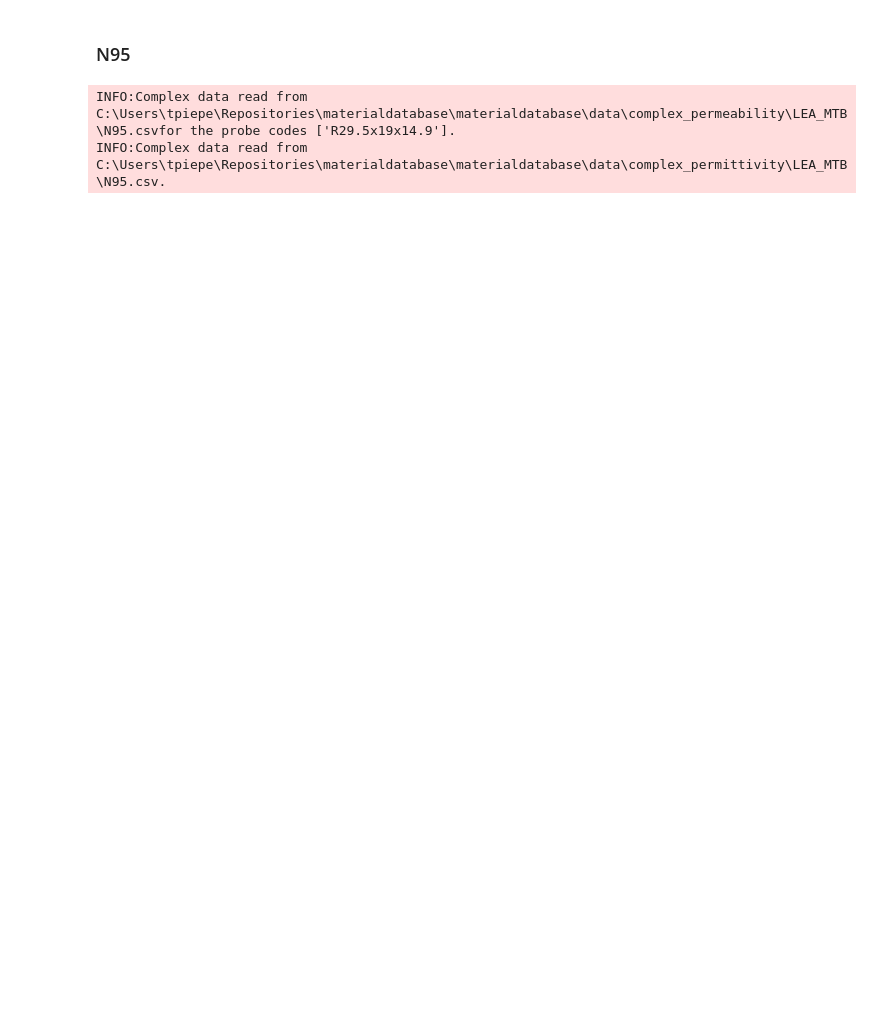
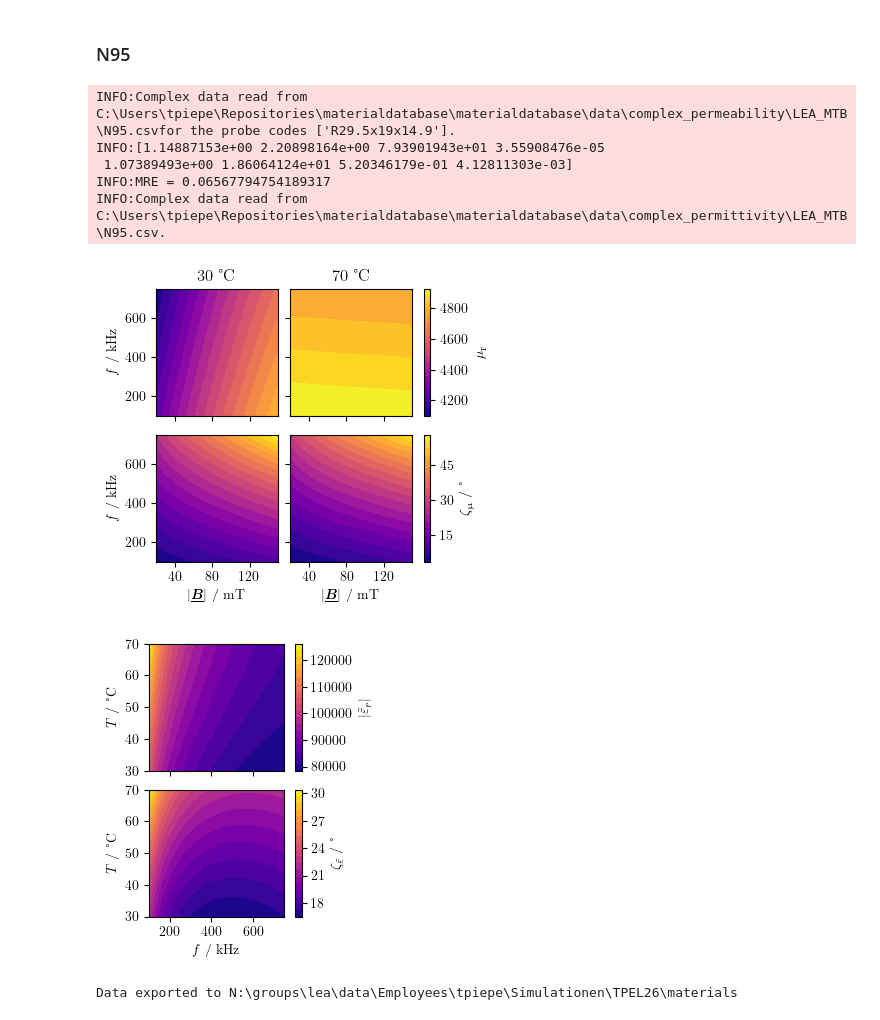
Before and after one commit to upb-lea/dimensional-performance-factor, a Jupyter notebook: dev/material_data.ipynb, the cells around one changed output. Saved outputs shown, nothing was run; the diff lists cells and outputs as text; code cells hidden in the pictures; blank space fills up the shorter version.

```diff
--- a/dev/material_data.ipynb
+++ b/dev/material_data.ipynb
@@ -154,19 +161,19 @@ permeability_data_source = mdb.DataSource.LEA_MTB
 permittivity_data_source = mdb.DataSource.LEA_MTB
 
 # set limits to restrict the used fit data
-f_min_grid = 100e3
-f_max_grid = 750e3
+f_min = 100e3
+f_max = 750e3
 
 # Permeability
 permeability = mdb_data.get_complex_permeability(material=material_name,
                                                  data_source=permeability_data_source,
                                                  pv_fit_function=mdb.FitFunction.enhancedSteinmetz,
                                                  probe_codes=probe_codes)
-df_permeability_grid = permeability.to_grid(grid_frequency=np.linspace(f_min_grid, f_max_grid, 20),
-                                            grid_temperature=np.linspace(30, 70, 10),
+df_permeability_grid = permeability.to_grid(grid_frequency=np.linspace(f_min, f_max, 50),
+                                            grid_temperature=np.linspace(30, 70, 20),
                                             grid_flux_density=np.linspace(0, 0.2, 100),
-                                            f_min_measurement=f_min_grid,
-                                            f_max_measurement=f_max_grid,
+                                            f_min_measurement=None,
+                                            f_max_measurement=None,
                                             T_min_measurement=None,
                                             T_max_measurement=None,
                                             b_min_measurement=None,
@@ -175,10 +182,10 @@ df_permeability_grid = permeability.to_grid(grid_frequency=np.linspace(f_min_gri
 # Permittivity
 permittivity = mdb_data.get_complex_permittivity(material=material_name,
                                                  data_source=permittivity_data_source)
-df_permittivity_grid = permittivity.to_grid(grid_frequency=np.linspace(f_min_grid, f_max_grid, 50),
+df_permittivity_grid = permittivity.to_grid(grid_frequency=np.linspace(f_min, f_max, 50),
                                             grid_temperature=np.linspace(30, 70, 20),
-                                            f_min_measurement=f_min_grid,
-                                            f_max_measurement=f_max_grid,
+                                            f_min_measurement=f_min,
+                                            f_max_measurement=f_max,
                                             T_min_measurement=None,
                                             T_max_measurement=None)
 
@@ -189,34 +196,40 @@ if plot:
                                                      f"{permeability_data_source.value}_permeability_grid.pdf")
     permeability.plot_grid(df_permeability_grid,
                            save_path=link2permeability_plot,
                            temps=[30, 70],
                            no_levels=20,
-                           f_min=f_min_grid, f_max=f_max_grid,
+                           f_min=f_min, f_max=f_max,
                            b_min=20e-3, b_max=150e-3)
 
     # Permittivity
     link2permittivity_plot = (path2grid_plot.joinpath(f"{material_name.value}_"
                                                       f"{permittivity_data_source.value}_permittivity_grid.pdf"))
     permittivity.plot_grid(df_permittivity_grid,
                            no_levels=20,
                            save_path=link2permittivity_plot,
                            f_min=1e5, f_max=1.3e6)
 
 if save_to_file:
     # Permeability
     link2permeability_grid = path2grid_export.joinpath(f"{material_name.value}_"
                                                        f"{permeability_data_source.value}_permeability_grid.txt")
     permeability.grid2txt(df_permeability_grid, link2permeability_grid)
 
     # Permittivity
     link2permittivity_grid = path2grid_export.joinpath(f"{material_name.value}_"
                                                        f"{permittivity_data_source.value}_permittivity_grid.txt")
     permittivity.grid2txt(df_permittivity_grid, link2permittivity_grid)
 
     print(f"Data exported to {path2grid_export}")
 # %% [output]
 INFO:Complex data read from C:\Users\tpiepe\Repositories\materialdatabase\materialdatabase\data\complex_permeability\LEA_MTB\N95.csvfor the probe codes ['R29.5x19x14.9'].
+INFO:[1.14887153e+00 2.20898164e+00 7.93901943e+01 3.55908476e-05
+ 1.07389493e+00 1.86064124e+01 5.20346179e-01 4.12811303e-03]
+INFO:MRE = 0.06567794754189317
 INFO:Complex data read from C:\Users\tpiepe\Repositories\materialdatabase\materialdatabase\data\complex_permittivity\LEA_MTB\N95.csv.
+[figure, added]
+[figure, added]
+Data exported to N:\groups\lea\data\Employees\tpiepe\Simulationen\TPEL26\materials
 # %%
 material_name = mdb.Material._3F46
 probe_codes = ["R25x15x10"]
```
Also changed, not shown: parts of 3 cells of this notebook, 1 other file.
